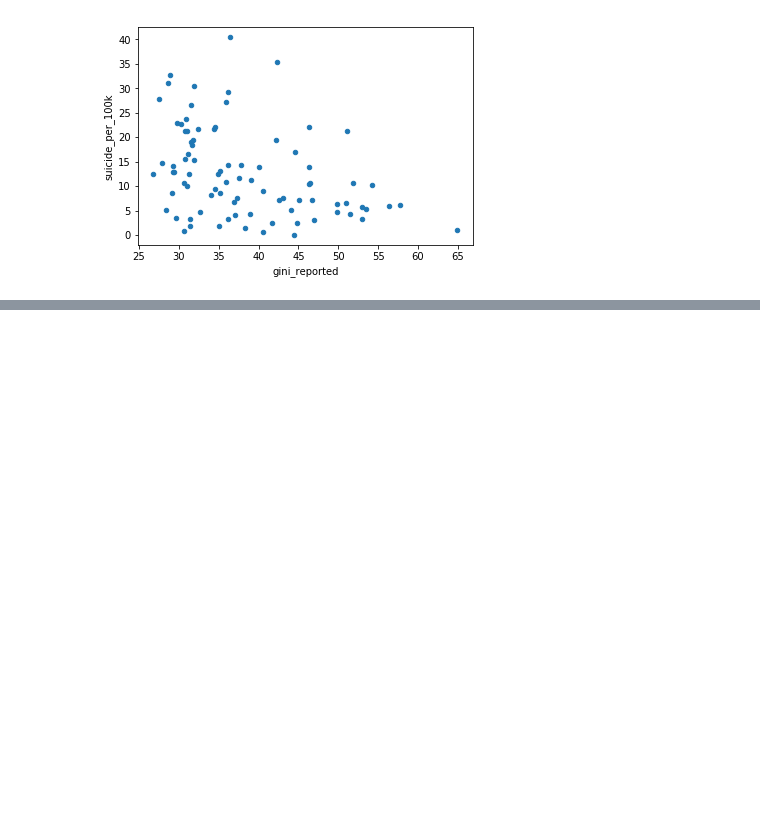
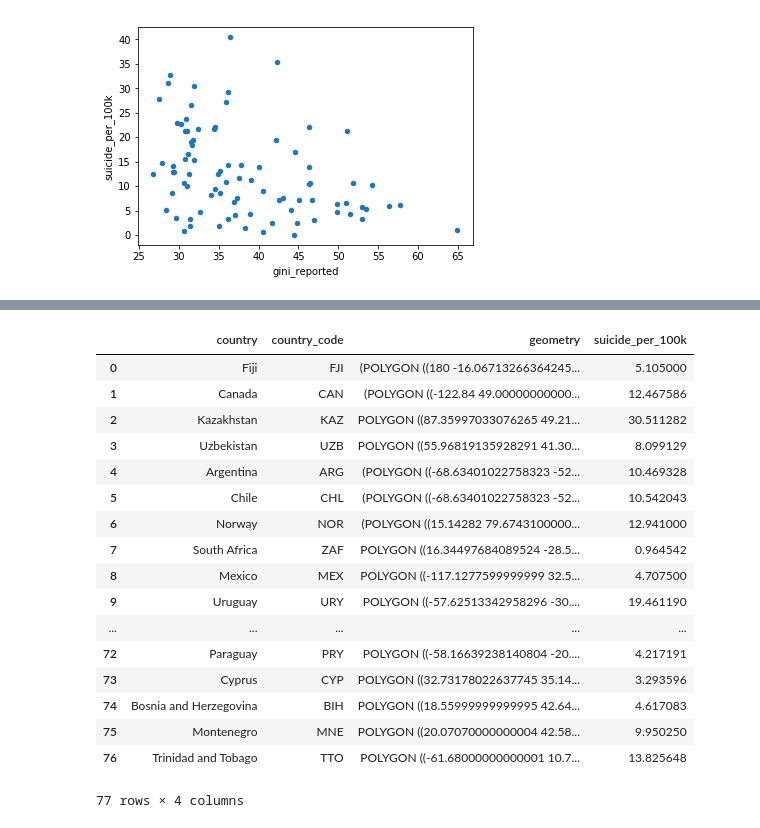
Before and after one commit to np6818/PR19NPZPTK, a Jupyter notebook: project_code.ipynb, the cells around one changed output, grey strips where cells are left out. Drawn from its saved outputs; the diff is of its cells as text; code cells hidden in the pictures; blank space fills up the shorter version.

```diff
--- a/project_code.ipynb
+++ b/project_code.ipynb
@@ -168,0 +199,21 @@ df
+# %%
+merged
+# %% [output]
+|  | country | country_code | geometry | suicide_per_100k |
+| 0 | Fiji | FJI | (POLYGON ((180 -16.06713266364245... | 5.105000 |
+| 1 | Canada | CAN | (POLYGON ((-122.84 49.00000000000... | 12.467586 |
+| 2 | Kazakhstan | KAZ | POLYGON ((87.35997033076265 49.21... | 30.511282 |
+| 3 | Uzbekistan | UZB | POLYGON ((55.96819135928291 41.30... | 8.099129 |
+| 4 | Argentina | ARG | (POLYGON ((-68.63401022758323 -52... | 10.469328 |
+| 5 | Chile | CHL | (POLYGON ((-68.63401022758323 -52... | 10.542043 |
+| 6 | Norway | NOR | (POLYGON ((15.14282 79.6743100000... | 12.941000 |
+| 7 | South Africa | ZAF | POLYGON ((16.34497684089524 -28.5... | 0.964542 |
+| 8 | Mexico | MEX | POLYGON ((-117.1277599999999 32.5... | 4.707500 |
+| 9 | Uruguay | URY | POLYGON ((-57.62513342958296 -30.... | 19.461190 |
+| ... | ... | ... | ... | ... |
+| 72 | Paraguay | PRY | POLYGON ((-58.16639238140804 -20.... | 4.217191 |
+| 73 | Cyprus | CYP | POLYGON ((32.73178022637745 35.14... | 3.293596 |
+| 74 | Bosnia and Herzegovina | BIH | POLYGON ((18.55999999999995 42.64... | 4.617083 |
+| 75 | Montenegro | MNE | POLYGON ((20.07070000000004 42.58... | 9.950250 |
+| 76 | Trinidad and Tobago | TTO | POLYGON ((-61.68000000000001 10.7... | 13.825648 |
+77 rows × 4 columns
```
Also changed, not shown: parts of 5 cells of this notebook, 7 other files.
